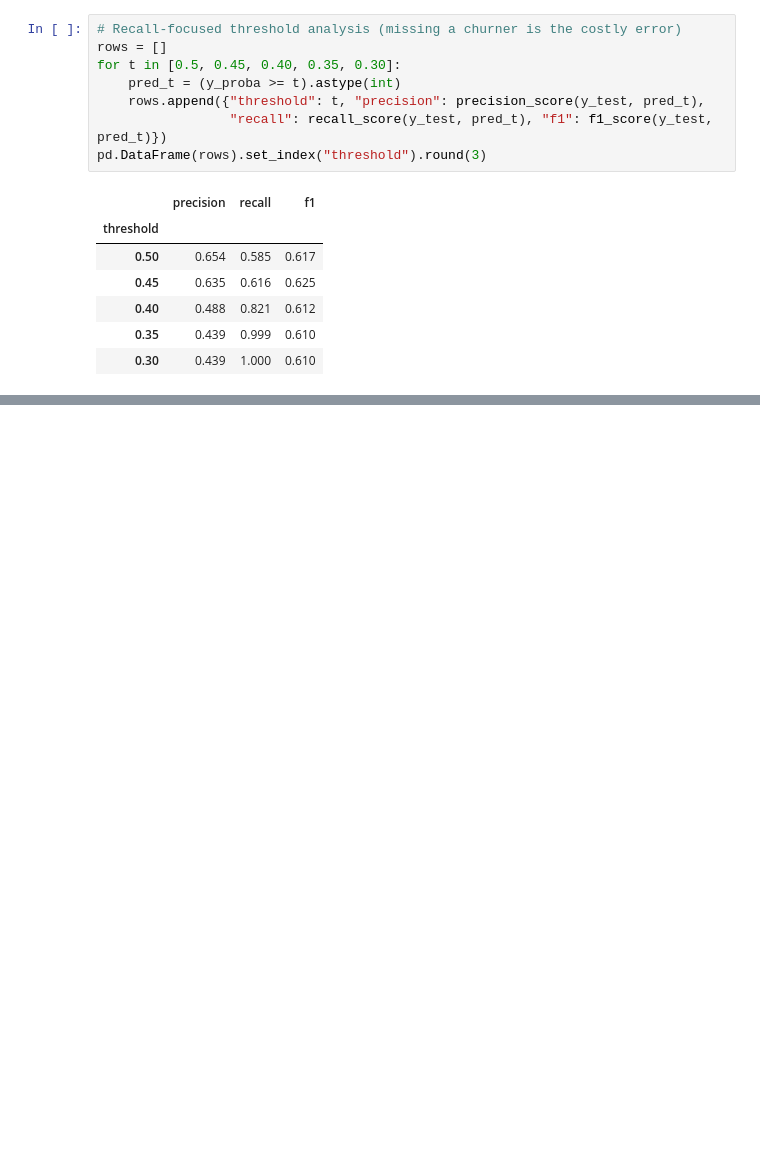
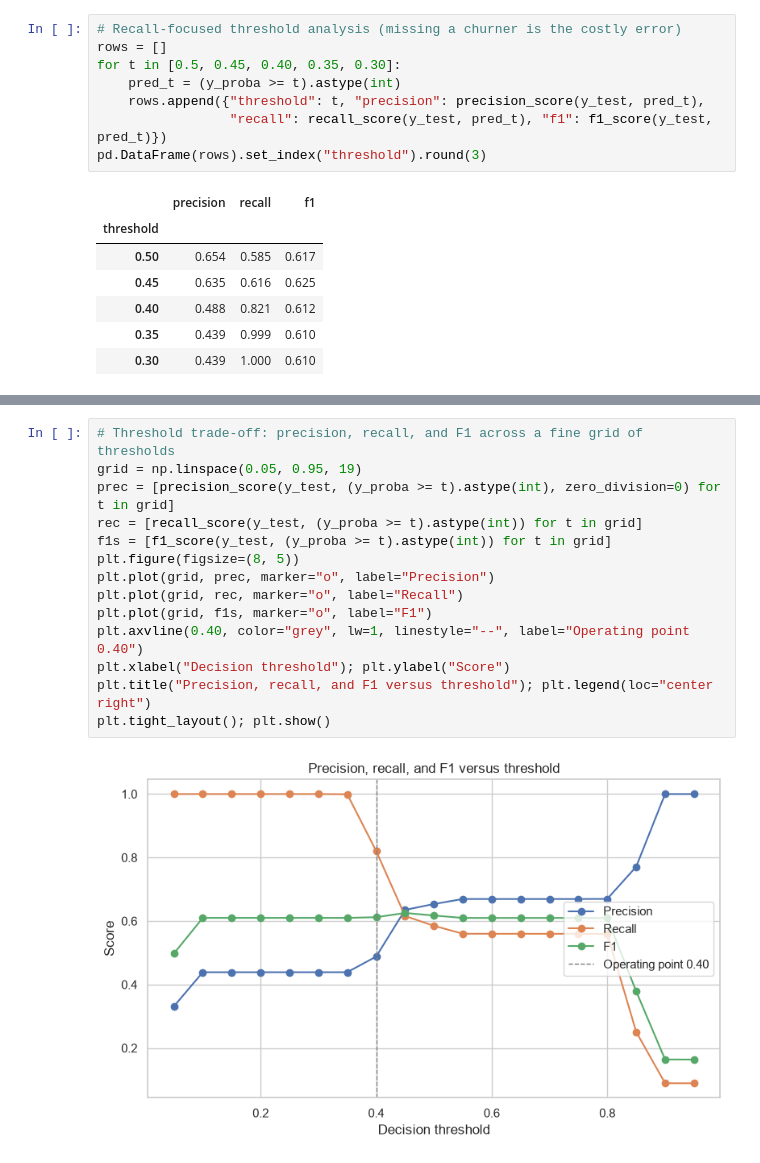
Before and after one commit to JagdishMane/ml-telco-customer-churn-prediction, a Jupyter notebook: tamayi/notebooks/Final Project - Group 6.ipynb, the cells around one changed output, grey strips where cells are left out. Cells and saved outputs as stored; diff of their text form; blank space fills up the shorter version.

```diff
--- a/tamayi/notebooks/Final Project - Group 6.ipynb
+++ b/tamayi/notebooks/Final Project - Group 6.ipynb
@@ -362,0 +385,16 @@ pd.DataFrame(rows).set_index("threshold").round(3)
+# %%
+# Threshold trade-off: precision, recall, and F1 across a fine grid of thresholds
+grid = np.linspace(0.05, 0.95, 19)
+prec = [precision_score(y_test, (y_proba >= t).astype(int), zero_division=0) for t in grid]
+rec = [recall_score(y_test, (y_proba >= t).astype(int)) for t in grid]
+f1s = [f1_score(y_test, (y_proba >= t).astype(int)) for t in grid]
+plt.figure(figsize=(8, 5))
+plt.plot(grid, prec, marker="o", label="Precision")
+plt.plot(grid, rec, marker="o", label="Recall")
+plt.plot(grid, f1s, marker="o", label="F1")
+plt.axvline(0.40, color="grey", lw=1, linestyle="--", label="Operating point 0.40")
+plt.xlabel("Decision threshold"); plt.ylabel("Score")
+plt.title("Precision, recall, and F1 versus threshold"); plt.legend(loc="center right")
+plt.tight_layout(); plt.show()
+# %% [output]
+[figure, added]
```
Also changed, not shown: parts of 19 cells of this notebook, 3 other files.
